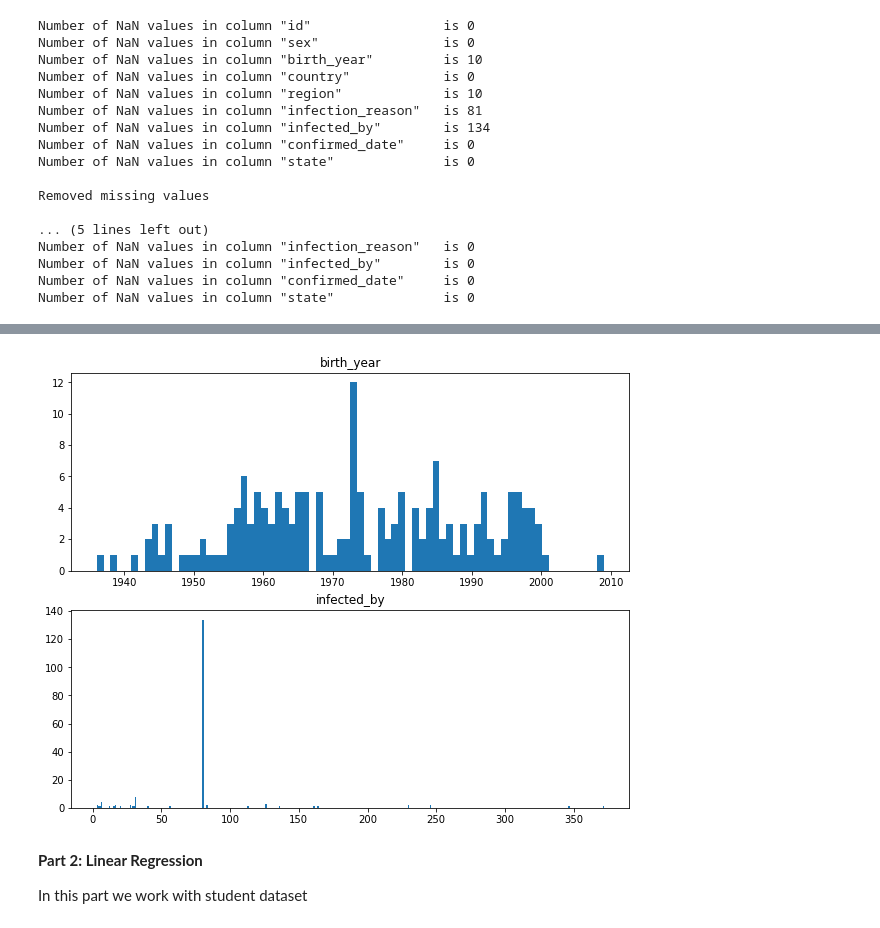
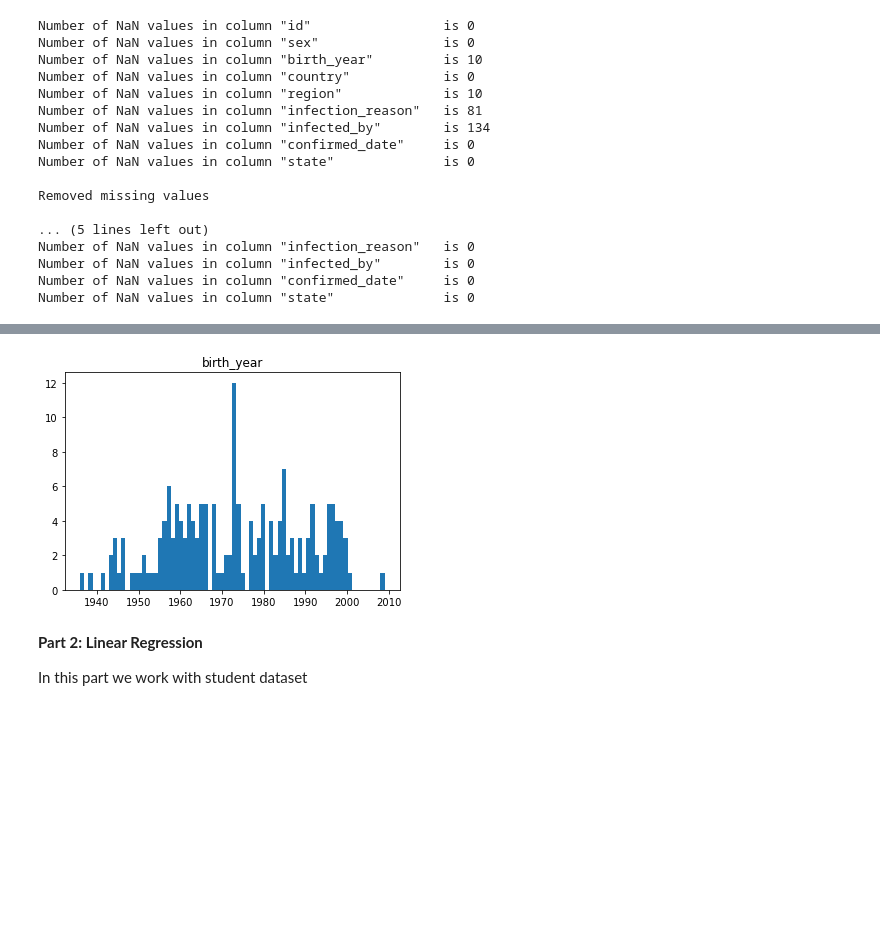
Before and after one commit to mohammadmozafari/data-mining-aut, a Jupyter notebook: 1_preprocessing_and_linear_regression.ipynb, the cells around one changed output, grey strips where cells are left out. Drawn from its saved outputs; the diff is of its cells as text; code cells hidden in the pictures; blank space fills up the shorter version.

```diff
--- a/1_preprocessing_and_linear_regression.ipynb
+++ b/1_preprocessing_and_linear_regression.ipynb
@@ -93,15 +94,9 @@ plt.scatter(year, inf_by)
-# %%
-fig, (ax1, ax2) = plt.subplots(2)
-
-ax1.set_title('birth_year')
-ax1.hist(year, 74)
-
-ax2.set_title('infected_by')
-ax2.hist(inf_by, 370)
-
-fig.show()
-# %% [output]
-[figure, removed]
+# %%
+plt.title('birth_year')
+plt.hist(year, 74)
+plt.show()
+# %% [output]
+[figure, added]
 # %% [markdown]
 **Part 2: Linear Regression**
 
```
Also changed, not shown: parts of 3 cells of this notebook.
